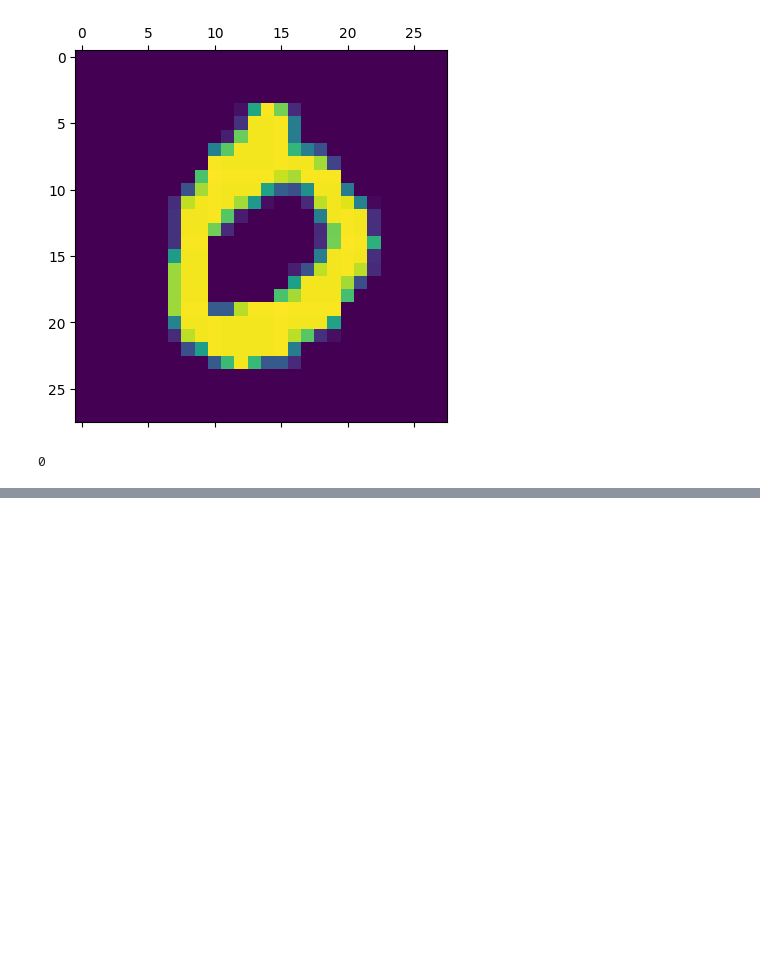
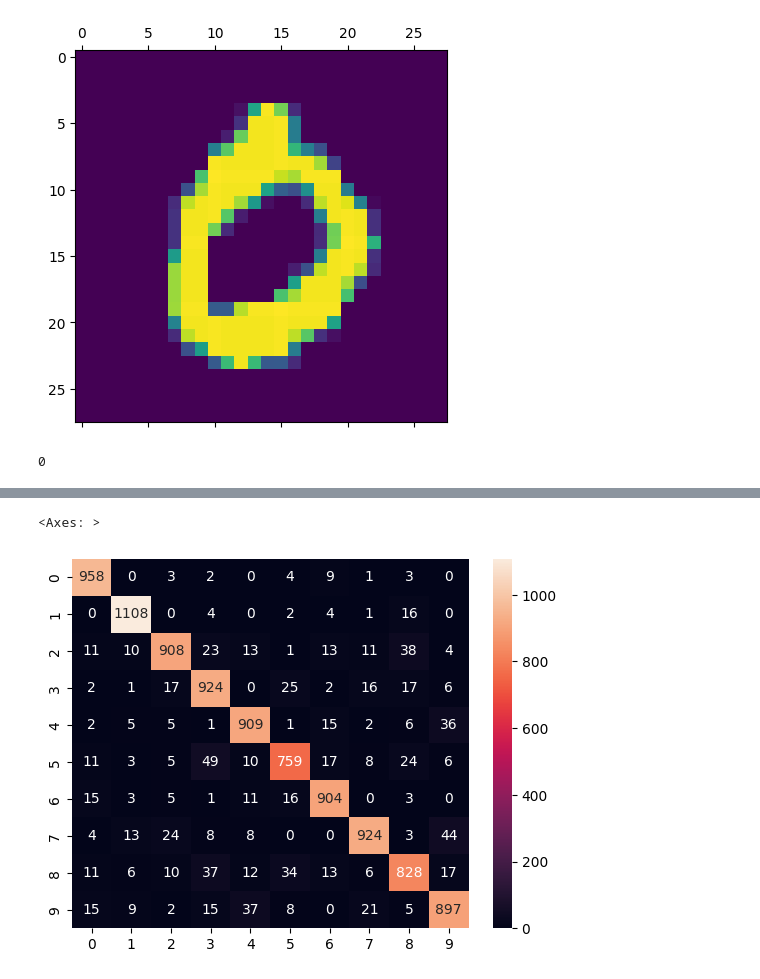
Before and after one commit to lalitha-sahitya/Handwritten-digit-recognition, a Jupyter notebook: Handwritten_digit_classification.ipynb, the cells around one changed output, grey strips where cells are left out. Cells and saved outputs as stored; diff of their text form; code cells hidden in the pictures; blank space fills up the shorter version.

```diff
--- a/Handwritten_digit_classification.ipynb
+++ b/Handwritten_digit_classification.ipynb
@@ -171,0 +201,7 @@ np.argmax(y_test[2])
+# %%
+model=keras.Sequential([
+    keras.layers.Dense(100,input_shape=(784,),activation='relu'),
+    keras.layers.Dense(10, activation='sigmoid')
+])
+model.compile(optimizer='adam',loss='sparse_categorical_crossentropy',metrics=['accuracy'])
+model.fit(x_train_flattened,y_train,epochs=5)
@@ -171,0 +225,2 @@ np.argmax(y_test[2])
+# %%
+y_preds1=model.predict(x_test_flattened)
@@ -171,0 +229,3 @@ np.argmax(y_test[2])
+# %%
+y_predicted=[np.argmax(i) for i in y_preds1]
+y_predicted[:5]
@@ -171,0 +234,3 @@ np.argmax(y_test[2])
+# %%
+cf=tf.math.confusion_matrix(labels=y_test,predictions=y_predicted)
+cf
@@ -171,0 +250,5 @@ np.argmax(y_test[2])
+# %%
+sns.heatmap(cf,annot=True,fmt='d')
+# %% [output]
+<Axes: >
+[figure, added]
```
Also changed, not shown: parts of 16 cells of this notebook.
